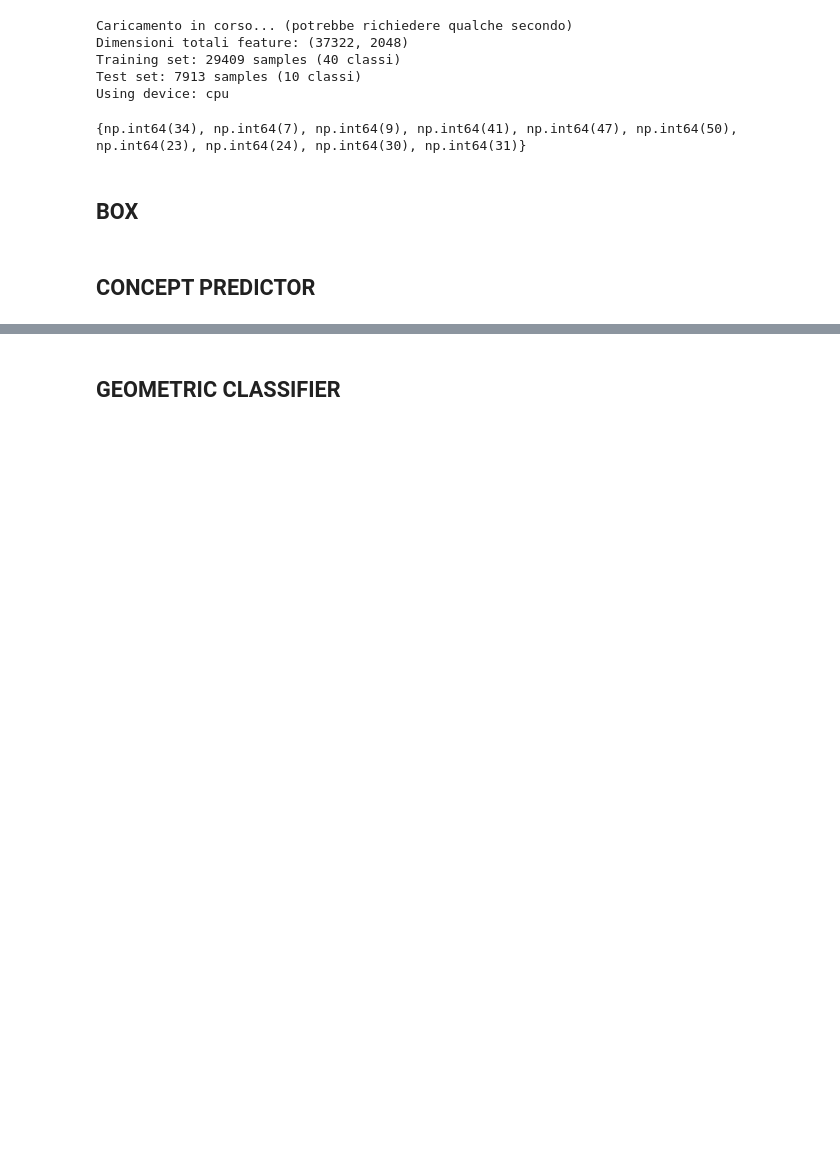
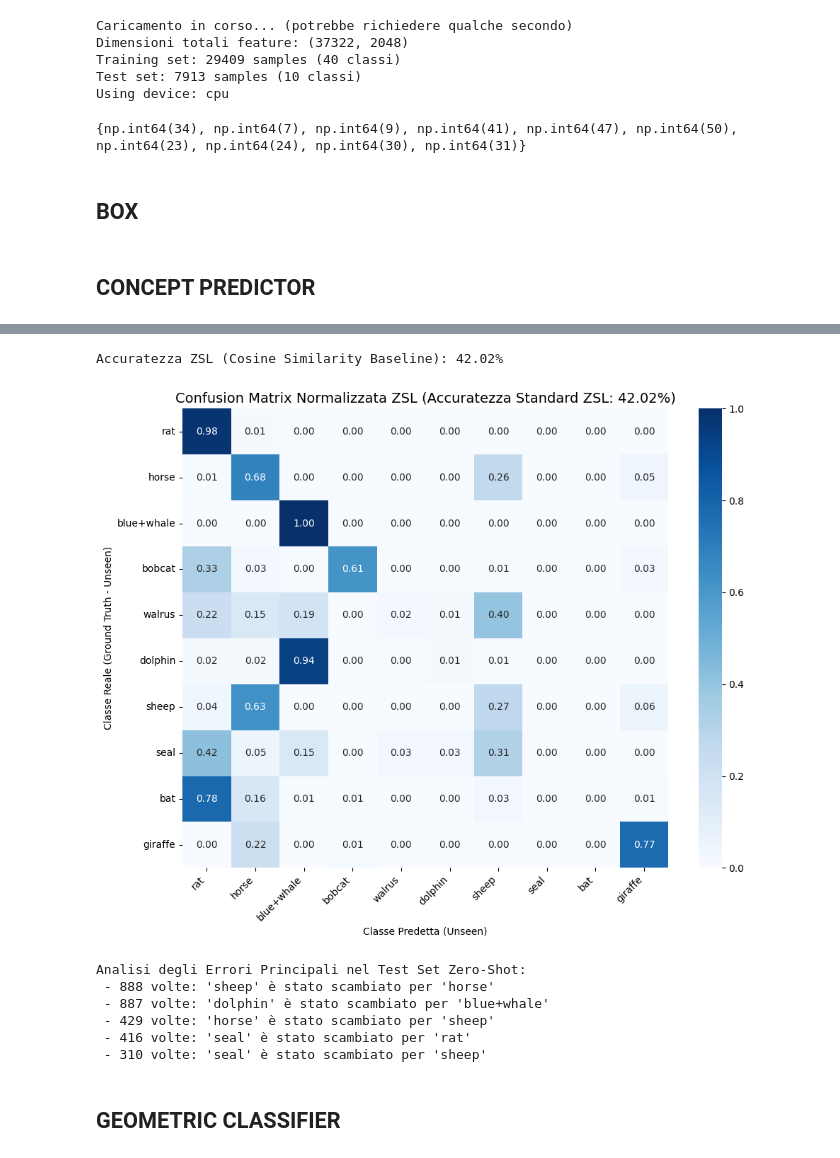
Before and after one commit to stefano-gamba/BoxEmbeddingCBM, a Jupyter notebook: notebooks/awa2/zsl.ipynb, the cells around one changed output, grey strips where cells are left out. Cells and saved outputs as stored; diff of their text form; code cells hidden in the pictures; blank space fills up the shorter version.

```diff
--- a/notebooks/awa2/zsl.ipynb
+++ b/notebooks/awa2/zsl.ipynb
@@ -116,3 +116,29 @@ Loss: 1.1333 | Acc: 98.7108
+# %%
+from src.CHM.test import test_zsl_cosine_similarity
+
+unseen_idx_list = [i - 1 for i in test_ids]
+cp_accuracy, cp_all_preds, cp_all_labels_mapped = test_zsl_cosine_similarity(
+    concept_predictor,
+    test_dataloader,
+    class_concept_matrix,
+    unseen_idx_list,
+    device
+)
+# %% [output]
+Accuratezza ZSL (Cosine Similarity Baseline): 42.02%
+# %%
+unseen_mapping_for_plot = [0, 1, 2, 3, 4, 5, 6, 7, 8, 9]
+id2class = {idx: c for c, idx in class2id.items()}
+unseen_class_names_for_plot = [id2class[idx] for idx in unseen_idx_list]
+plot_zsl_test_results(cp_accuracy, cp_all_preds, cp_all_labels_mapped, unseen_mapping_for_plot, class_names=unseen_class_names_for_plot)
+# %% [output]
+[figure, added]
+Analisi degli Errori Principali nel Test Set Zero-Shot:
+ - 888 volte: 'sheep' è stato scambiato per 'horse'
+ - 887 volte: 'dolphin' è stato scambiato per 'blue+whale'
+ - 429 volte: 'horse' è stato scambiato per 'sheep'
+ - 416 volte: 'seal' è stato scambiato per 'rat'
+ - 310 volte: 'seal' è stato scambiato per 'sheep'
 # %% [markdown]
 ## GEOMETRIC CLASSIFIER
 # %%
```
Also changed, not shown: parts of 5 cells of this notebook, 1 other file.
